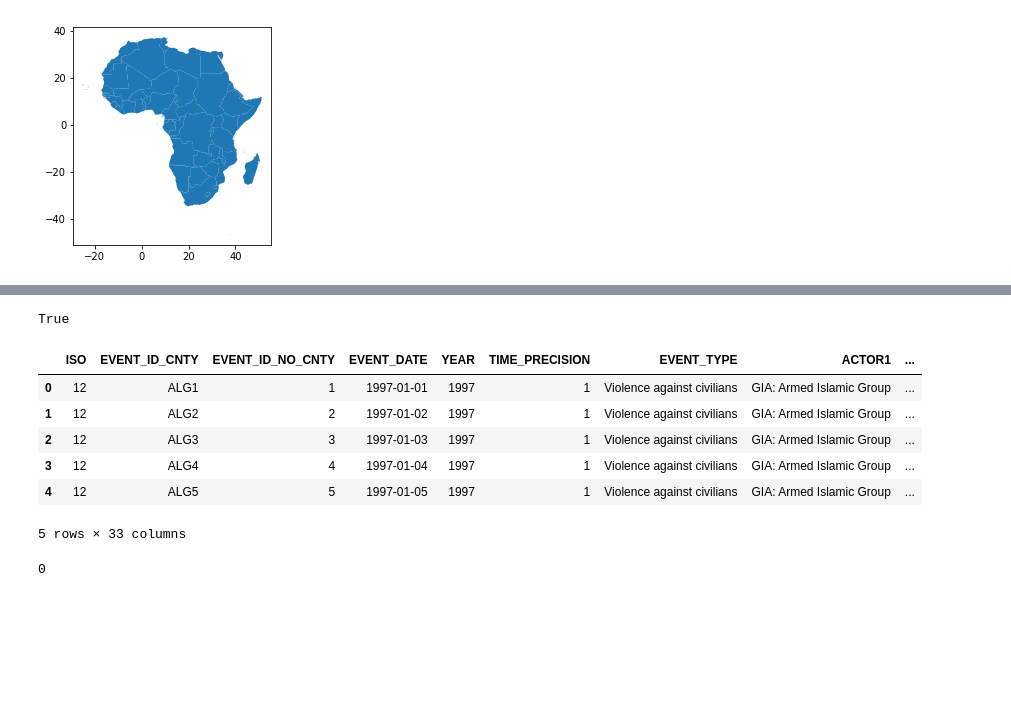
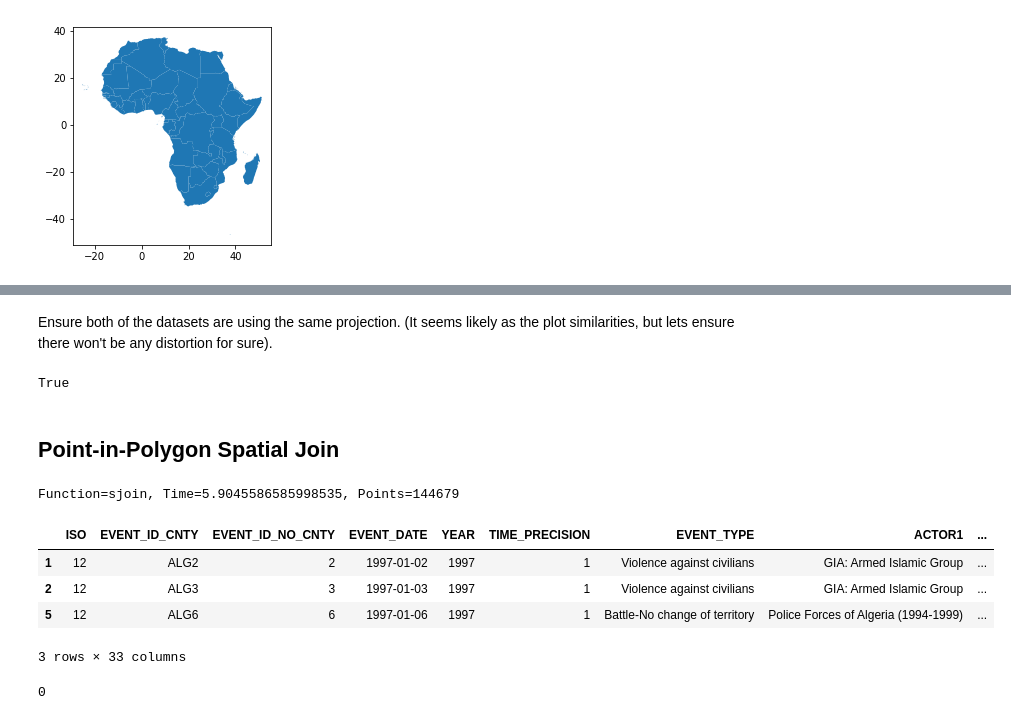
Before and after one commit to tma1/herox, a Jupyter notebook: notebook/Africa.ipynb, the cells around one changed output, grey strips where cells are left out. Drawn from its saved outputs; the diff is of its cells as text; code cells hidden in the pictures; blank space fills up the shorter version.

```diff
--- a/notebook/Africa.ipynb
+++ b/notebook/Africa.ipynb
@@ -66,3 +85,5 @@ points.plot()
+# %% [markdown]
+Ensure both of the datasets are using the same projection.  (It seems likely as the plot similarities, but lets ensure there won't be any distortion for sure).
 # %%
 from fiona.crs import from_epsg
 
@@ -71,17 +92,23 @@ africa_map.crs = from_epsg(4326)
 points.crs == africa_map.crs
 # %% [output]
 True
-# %%
-join = gp.sjoin(points, africa_map, how="inner", op="within")
-join.head()
-# %% [output]
-|  | ISO | EVENT_ID_CNTY | EVENT_ID_NO_CNTY | EVENT_DATE | YEAR | TIME_PRECISION | EVENT_TYPE | ACTOR1 | ... |
-| 0 | 12 | ALG1 | 1 | 1997-01-01 | 1997 | 1 | Violence against civilians | GIA: Armed Islamic Group | ... |
-| 1 | 12 | ALG2 | 2 | 1997-01-02 | 1997 | 1 | Violence against civilians | GIA: Armed Islamic Group | ... |
-| 2 | 12 | ALG3 | 3 | 1997-01-03 | 1997 | 1 | Violence against civilians | GIA: Armed Islamic Group | ... |
-| 3 | 12 | ALG4 | 4 | 1997-01-04 | 1997 | 1 | Violence against civilians | GIA: Armed Islamic Group | ... |
-| 4 | 12 | ALG5 | 5 | 1997-01-05 | 1997 | 1 | Violence against civilians | GIA: Armed Islamic Group | ... |
-5 rows × 33 columns
+# %% [markdown]
+## Point-in-Polygon Spatial Join
+# %%
+t1 = time.time()
+join = gp.sjoin(points, africa_map, how="inner", op="within")
+t2 = time.time()
+print("Function=sjoin, Time=%s, Points=%s" % (t2 - t1, len(points)))
+# %% [output]
+Function=sjoin, Time=5.9045586585998535, Points=144679
+# %%
+join.head(3)
+# %% [output]
+|  | ISO | EVENT_ID_CNTY | EVENT_ID_NO_CNTY | EVENT_DATE | YEAR | TIME_PRECISION | EVENT_TYPE | ACTOR1 | ... |
+| 1 | 12 | ALG2 | 2 | 1997-01-02 | 1997 | 1 | Violence against civilians | GIA: Armed Islamic Group | ... |
+| 2 | 12 | ALG3 | 3 | 1997-01-03 | 1997 | 1 | Violence against civilians | GIA: Armed Islamic Group | ... |
+| 5 | 12 | ALG6 | 6 | 1997-01-06 | 1997 | 1 | Battle-No change of territory | Police Forces of Algeria (1994-1999) | ... |
+3 rows × 33 columns
 # %%
 join.COUNTRY_right.isna().sum()
 # %% [output]
```
Also changed, not shown: parts of 20 cells of this notebook, 1 other file.
